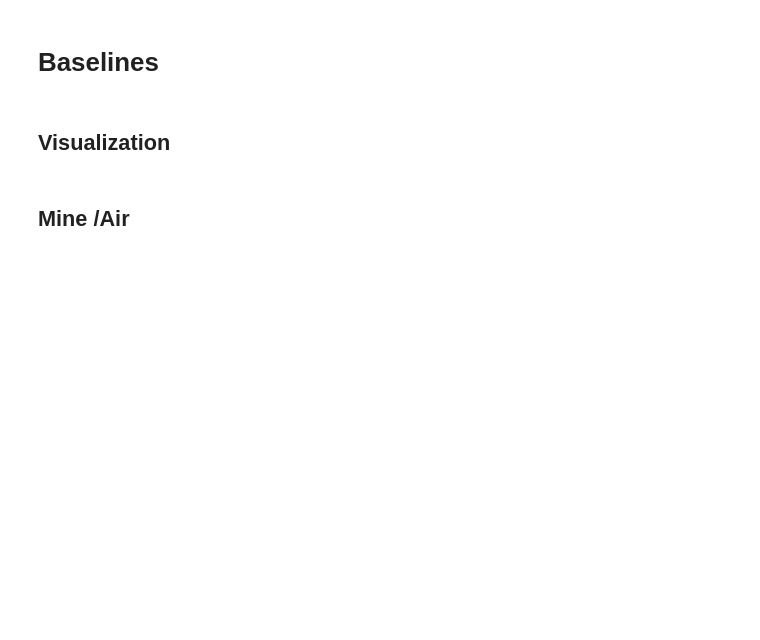
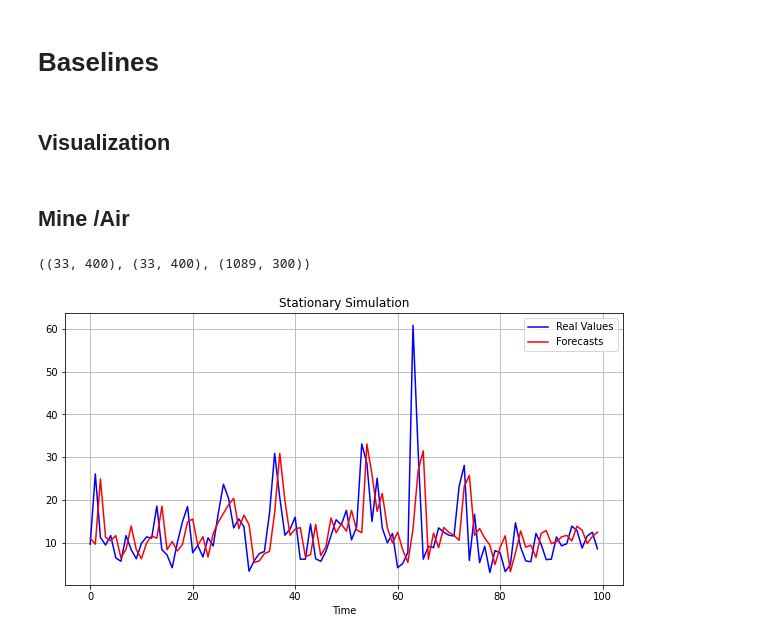
Before and after one commit to isVy08/ESTF, a Jupyter notebook: viz.ipynb, the cells around one changed output. Cells and saved outputs as stored; diff of their text form; code cells hidden in the pictures; blank space fills up the shorter version.

```diff
--- a/viz.ipynb
+++ b/viz.ipynb
@@ -367,15 +368,19 @@ ids, d = load_pickle('data/sample.pickle')
 # %%
-out = load_pickle('output/mine_dec.pickle')
+out = load_pickle('output/air.pickle')
 # %%
 out[0].shape, out[1].shape, out[2].shape
+# %% [output]
+((33, 400), (33, 400), (1089, 300))
 # %%
 n = 3
 plt.figure(figsize=(10,5))
-plt.plot(out[0][n, 3000:3100], c='b', label='Real Values')
-plt.plot(out[1][n, 3000:3200], c='r', label='Forecasts')
+plt.plot(out[0][n, 300:400], c='b', label='Real Values')
+plt.plot(out[1][n, 300:400], c='r', label='Forecasts')
 plt.xlabel('Time')
 plt.legend(fontsize='medium', loc='upper right')
 plt.title('Stationary Simulation')
 plt.grid()
 plt.show()
+# %% [output]
+[figure, added]
 # %%
```
Also changed, not shown: parts of 15 cells of this notebook, 4 other files.
